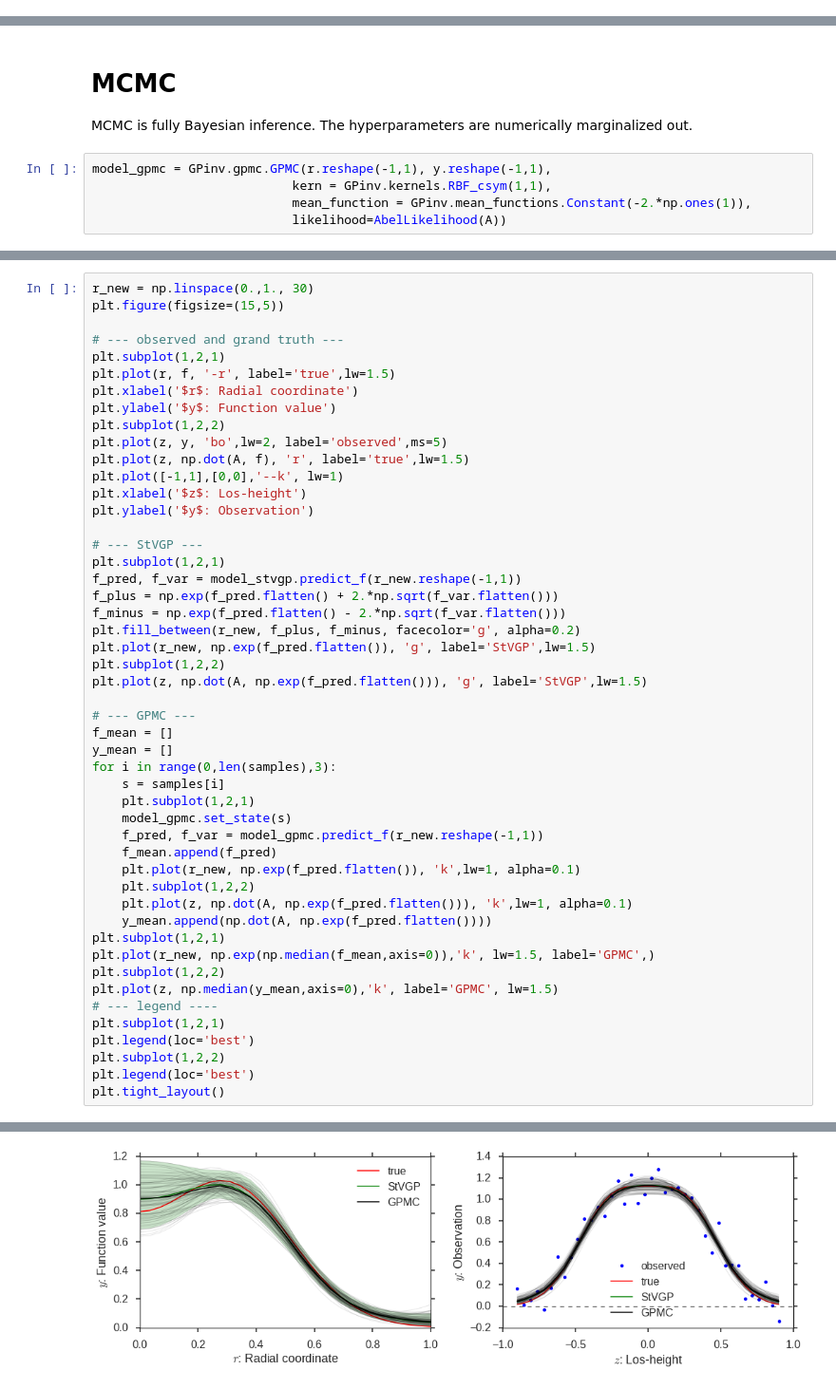
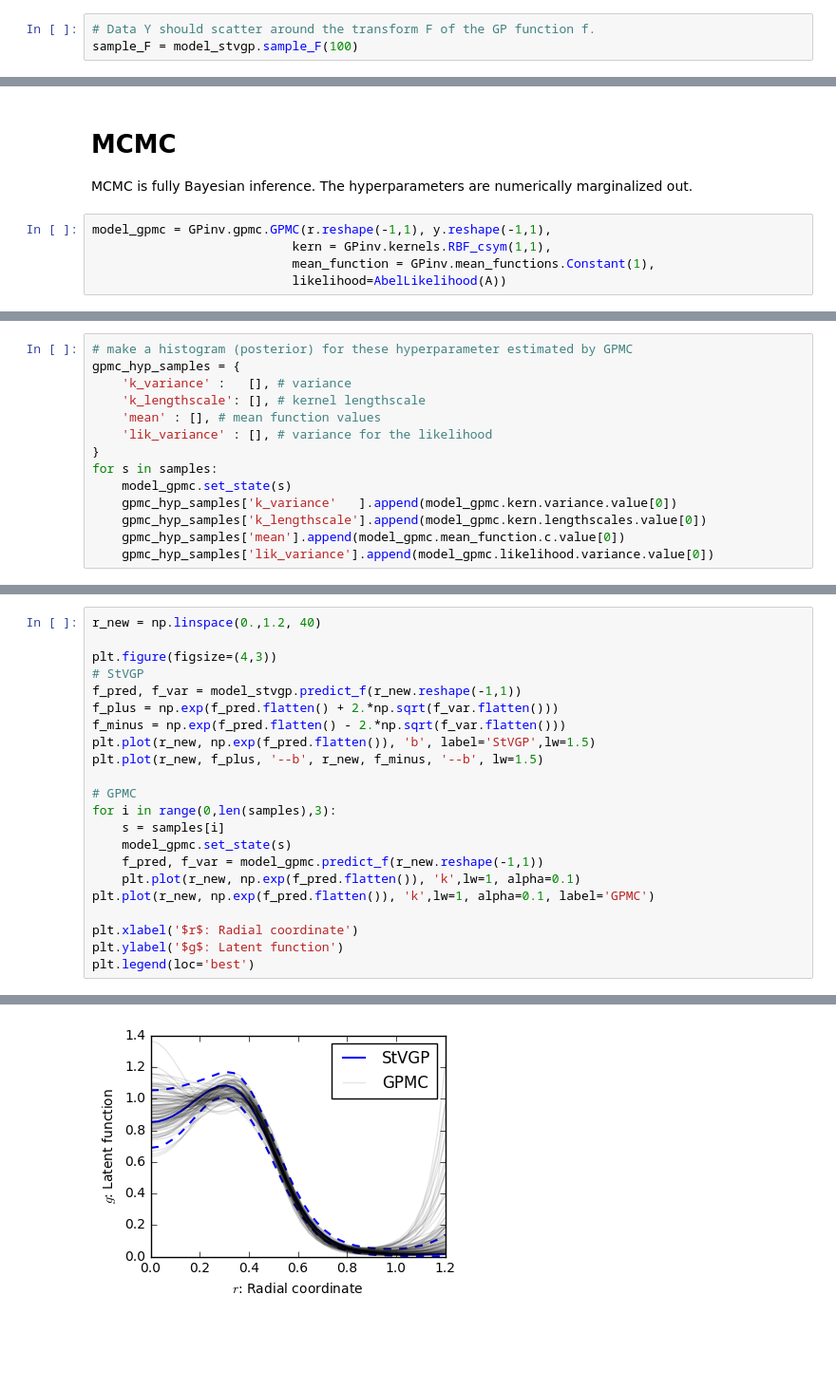
Before and after one commit to fujii-team/GPinv, a Jupyter notebook: notebooks/Abel_inversion.ipynb, the cells around one changed output, grey strips where cells are left out. Shown at 95% size. Drawn from its saved outputs; the diff is of its cells as text; blank space fills up the shorter version.

```diff
--- a/notebooks/Abel_inversion.ipynb
+++ b/notebooks/Abel_inversion.ipynb
@@ -137,0 +144,3 @@ model_stvgp = GPinv.stvgp.StVGP(r.reshape(-1,1), y.reshape(-1,1),
+# %%
+# Data Y should scatter around the transform F of the GP function f.
+sample_F = model_stvgp.sample_F(100)
@@ -172,5 +229,5 @@ The hyperparameters are numerically marginalized out.
 # %%
 model_gpmc = GPinv.gpmc.GPMC(r.reshape(-1,1), y.reshape(-1,1),
                            kern = GPinv.kernels.RBF_csym(1,1),
-                           mean_function = GPinv.mean_functions.Constant(-2.*np.ones(1)),
+                           mean_function = GPinv.mean_functions.Constant(1),
                            likelihood=AbelLikelihood(A))
@@ -197,0 +298,14 @@ Iteration:  900          Acc Rate:  98.0 %
+# %%
+# make a histogram (posterior) for these hyperparameter estimated by GPMC
+gpmc_hyp_samples = {
+    'k_variance' :   [], # variance
+    'k_lengthscale': [], # kernel lengthscale
+    'mean' : [], # mean function values
+    'lik_variance' : [], # variance for the likelihood
+}
+for s in samples:
+    model_gpmc.set_state(s)
+    gpmc_hyp_samples['k_variance'   ].append(model_gpmc.kern.variance.value[0])
+    gpmc_hyp_samples['k_lengthscale'].append(model_gpmc.kern.lengthscales.value[0])
+    gpmc_hyp_samples['mean'].append(model_gpmc.mean_function.c.value[0])
+    gpmc_hyp_samples['lik_variance'].append(model_gpmc.likelihood.variance.value[0])
@@ -198,50 +340,23 @@ Iteration:  900          Acc Rate:  98.0 %
 # %%
-r_new = np.linspace(0.,1., 30)
-plt.figure(figsize=(15,5))
+r_new = np.linspace(0.,1.2, 40)
 
-# --- observed and grand truth ---
-plt.subplot(1,2,1)
-plt.plot(r, f, '-r', label='true',lw=1.5)
-plt.xlabel('$r$: Radial coordinate')
-plt.ylabel('$y$: Function value')
-plt.subplot(1,2,2)
-plt.plot(z, y, 'bo',lw=2, label='observed',ms=5)
-plt.plot(z, np.dot(A, f), 'r', label='true',lw=1.5)
-plt.plot([-1,1],[0,0],'--k', lw=1)
-plt.xlabel('$z$: Los-height')
-plt.ylabel('$y$: Observation')
-
-# --- StVGP ---
-plt.subplot(1,2,1)
+plt.figure(figsize=(4,3))
+# StVGP
 f_pred, f_var = model_stvgp.predict_f(r_new.reshape(-1,1))
 f_plus = np.exp(f_pred.flatten() + 2.*np.sqrt(f_var.flatten()))
 f_minus = np.exp(f_pred.flatten() - 2.*np.sqrt(f_var.flatten()))
-plt.fill_between(r_new, f_plus, f_minus, facecolor='g', alpha=0.2)
-plt.plot(r_new, np.exp(f_pred.flatten()), 'g', label='StVGP',lw=1.5)
-plt.subplot(1,2,2)
-plt.plot(z, np.dot(A, np.exp(f_pred.flatten())), 'g', label='StVGP',lw=1.5)
+plt.plot(r_new, np.exp(f_pred.flatten()), 'b', label='StVGP',lw=1.5)
+plt.plot(r_new, f_plus, '--b', r_new, f_minus, '--b', lw=1.5)
 
-# --- GPMC ---
-f_mean = []
-y_mean = []
+# GPMC
 for i in range(0,len(samples),3):
     s = samples[i]
-    plt.subplot(1,2,1)
     model_gpmc.set_state(s)
     f_pred, f_var = model_gpmc.predict_f(r_new.reshape(-1,1))
-    f_mean.append(f_pred)
     plt.plot(r_new, np.exp(f_pred.flatten()), 'k',lw=1, alpha=0.1)
-    plt.subplot(1,2,2)
-    plt.plot(z, np.dot(A, np.exp(f_pred.flatten())), 'k',lw=1, alpha=0.1)
-    y_mean.append(np.dot(A, np.exp(f_pred.flatten())))
-plt.subplot(1,2,1)
-plt.plot(r_new, np.exp(np.median(f_mean,axis=0)),'k', lw=1.5, label='GPMC',)
-plt.subplot(1,2,2)
-plt.plot(z, np.median(y_mean,axis=0),'k', label='GPMC', lw=1.5)
-# --- legend ----
-plt.subplot(1,2,1)
+plt.plot(r_new, np.exp(f_pred.flatten()), 'k',lw=1, alpha=0.1, label='GPMC')
+
+plt.xlabel('$r$: Radial coordinate')
+plt.ylabel('$g$: Latent function')
 plt.legend(loc='best')
-plt.subplot(1,2,2)
-plt.legend(loc='best')
-plt.tight_layout()
 # %% [output]
@@ -248 +364 @@ plt.tight_layout()
-[figure, old version]
+[figure, new version]
```
Also changed, not shown: parts of 23 cells of this notebook, 6 other files.
